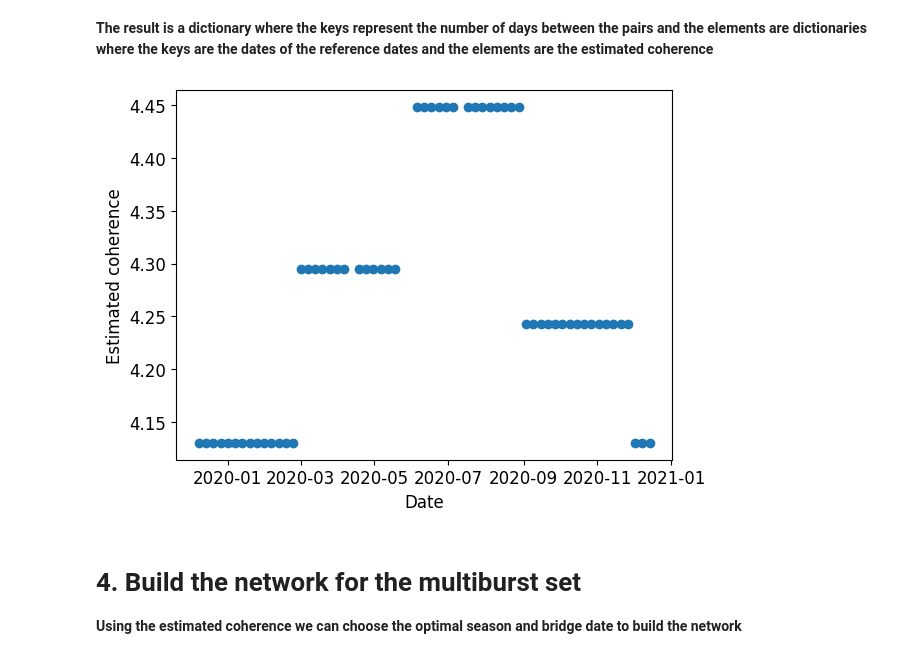
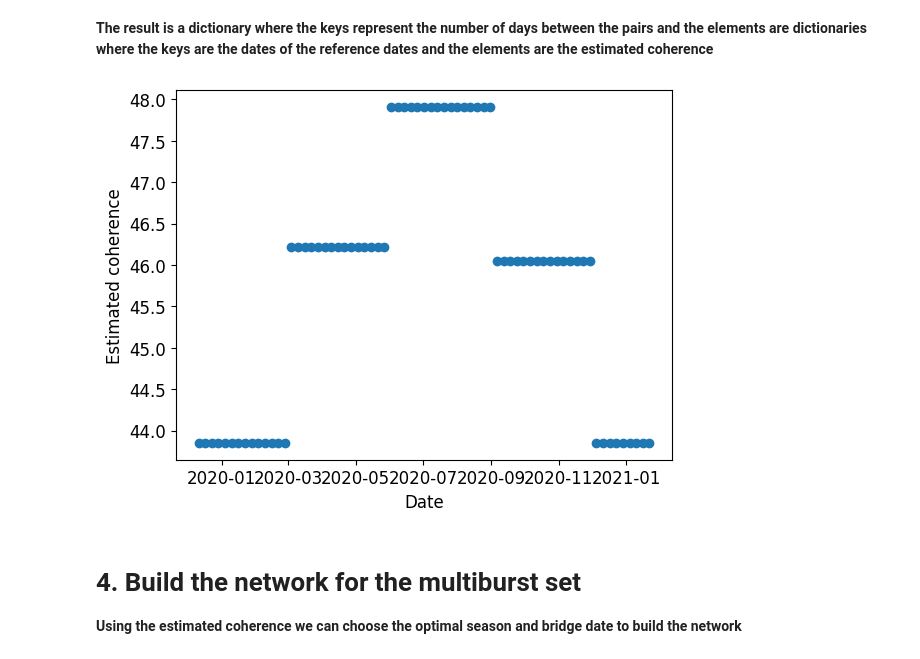
Before and after one commit to ASFHyP3/VolcSARvatory, a Jupyter notebook: VolcSARvatory.ipynb, the cells around one changed output. Saved outputs shown, nothing was run; the diff lists cells and outputs as text; code cells hidden in the pictures.

```diff
--- a/VolcSARvatory.ipynb
+++ b/VolcSARvatory.ipynb
@@ -150,12 +149,15 @@ fig.show()
 
 In this case we are using the multiburst set for path 87
 # %%
-path = '087'
-
+path = '124'
+stop=False
 for multiburst in multibursts:
     for key in multiburst.multiburst_dict.keys():
         if path in key:
+            stop=True
             break
+    if stop:
+        break
 # %% [markdown]
 **Here the workflow estimates the mean coherence for a given number of bursts in the set**
 # %%
@@ -164,17 +166,17 @@ coherence = pairs.get_coherence(multiburst.multiburst_dict, num = 1)
 **The result is a dictionary where the keys represent the number of days between the pairs and the elements are dictionaries where the keys are the dates of the reference dates and the elements are the estimated coherence**
 # %%
 #Possible keys are 6, 12, 24 or 48. In this case we are plotting the coherence for 6 days pairs.
-days = 48
+days = 6
 cohs = [coherence[days][ref] for ref in coherence[days].keys()]
 dates = [datetime.strptime(ref, '%Y-%m-%d') for ref in coherence[days].keys()]
 
 plt.figure()
 plt.scatter(dates, cohs)
 plt.xlabel('Date')
 plt.ylabel('Estimated coherence')
 plt.show()
 # %% [output]
-[figure, old version]
+[figure, new version]
 # %% [markdown]
 # 4. Build the network for the multiburst set
 **Using the estimated coherence we can choose the optimal season and bridge date to build the network**
```
Also changed, not shown: parts of 10 cells of this notebook, 6 other files.
